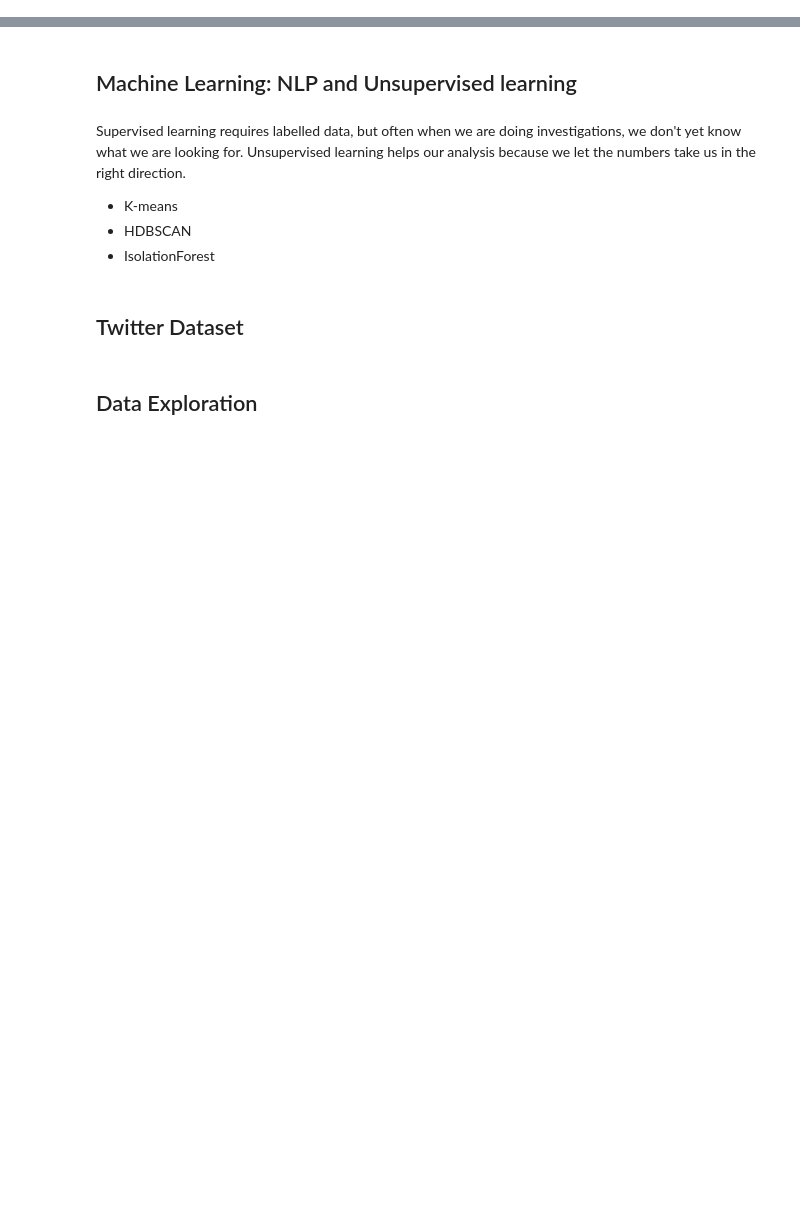
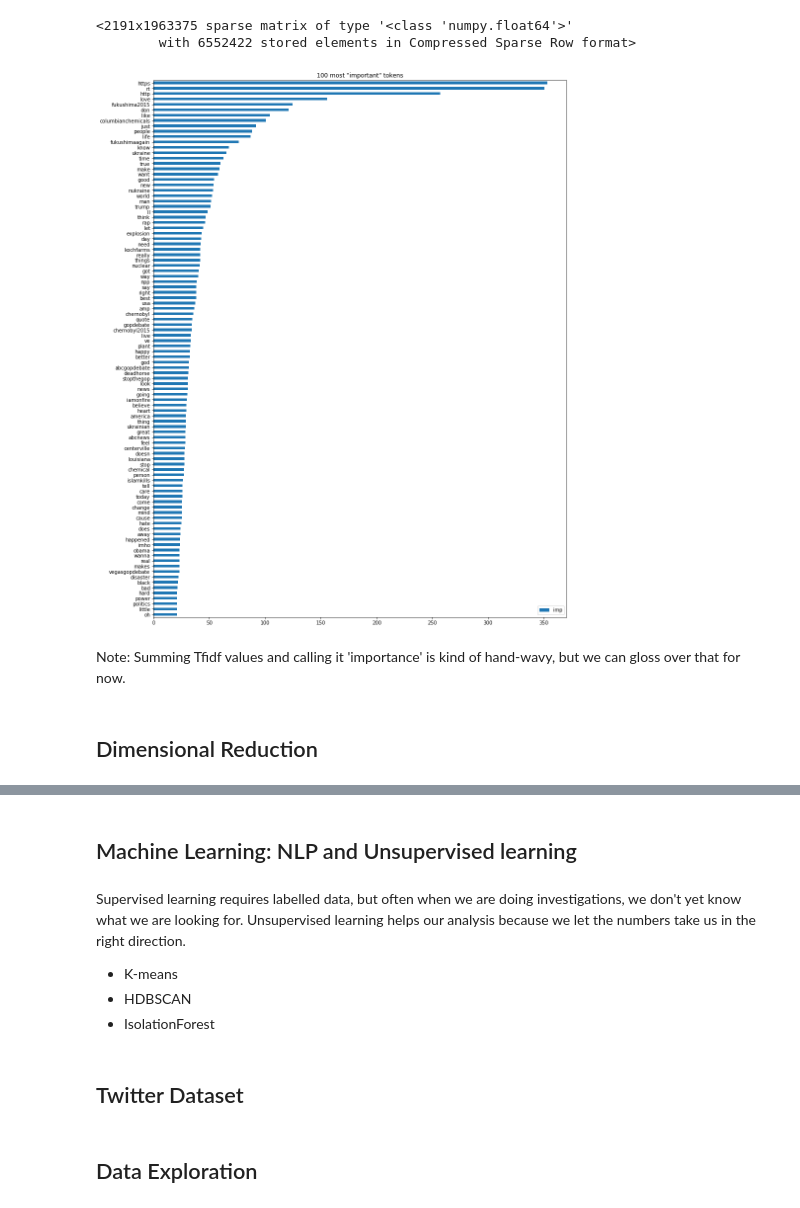
Before and after one commit to propublica/data-nicar-2019, a Jupyter notebook: nicar-ml-nlp-workshop-kao-2.ipynb, the cells around one changed output, grey strips where cells are left out. Cells and saved outputs as stored; diff of their text form; code cells hidden in the pictures; blank space fills up the shorter version.

```diff
--- a/nicar-ml-nlp-workshop-kao-2.ipynb
+++ b/nicar-ml-nlp-workshop-kao-2.ipynb
@@ -100,3 +209,3 @@ tfidf_vect = TfidfVectorizer(stop_words='english')
 # %%
 %%time
-X_tfidfs = tfidf_vect.fit_transform(df['tweet_text'])
+X_tfidfs = tfidf_vect.fit_transform(df_eng_by_user['tweet_text'])
@@ -103,2 +215,21 @@ X_tfidfs = tfidf_vect.fit_transform(df['tweet_text'])
 # %%
-X_tfidfs.shape
+X_tfidfs
+# %% [output]
+<2191x1963375 sparse matrix of type '<class 'numpy.float64'>'
+        with 6552422 stored elements in Compressed Sparse Row format>
+# %%
+df_tfidfs = (pd.DataFrame
+             .from_dict(tfidf_vect.vocabulary_, orient='index')
+             .rename(columns={0: 'index'})
+             .sort_values(by='index'))
+df_tfidfs['imp'] = np.array(X_tfidfs.sum(axis=0)).flatten()
+df_tfidfs = df_tfidfs.drop(columns=['index'])
+fig, ax = plt.subplots(figsize=(15,20))
+ax.set_title('100 most "important" tokens')
+df_tfidfs.sort_values('imp', ascending=False)[:100].sort_values('imp').plot.barh(ax=ax);
+# %% [output]
+[figure, added]
+# %% [markdown]
+Note: Summing Tfidf values and calling it 'importance' is kind of hand-wavy, but we can gloss over that for now.
+# %% [markdown]
+## Dimensional Reduction
```
Also changed, not shown: parts of 49 cells of this notebook.
